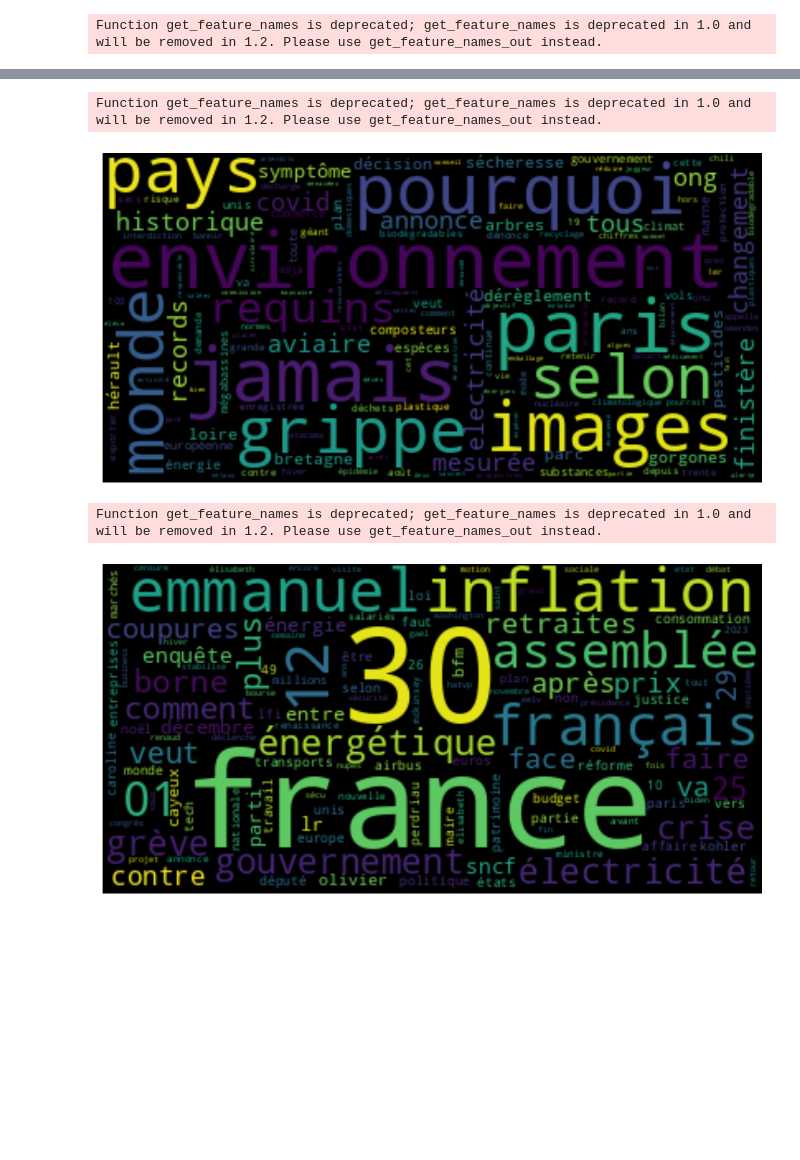
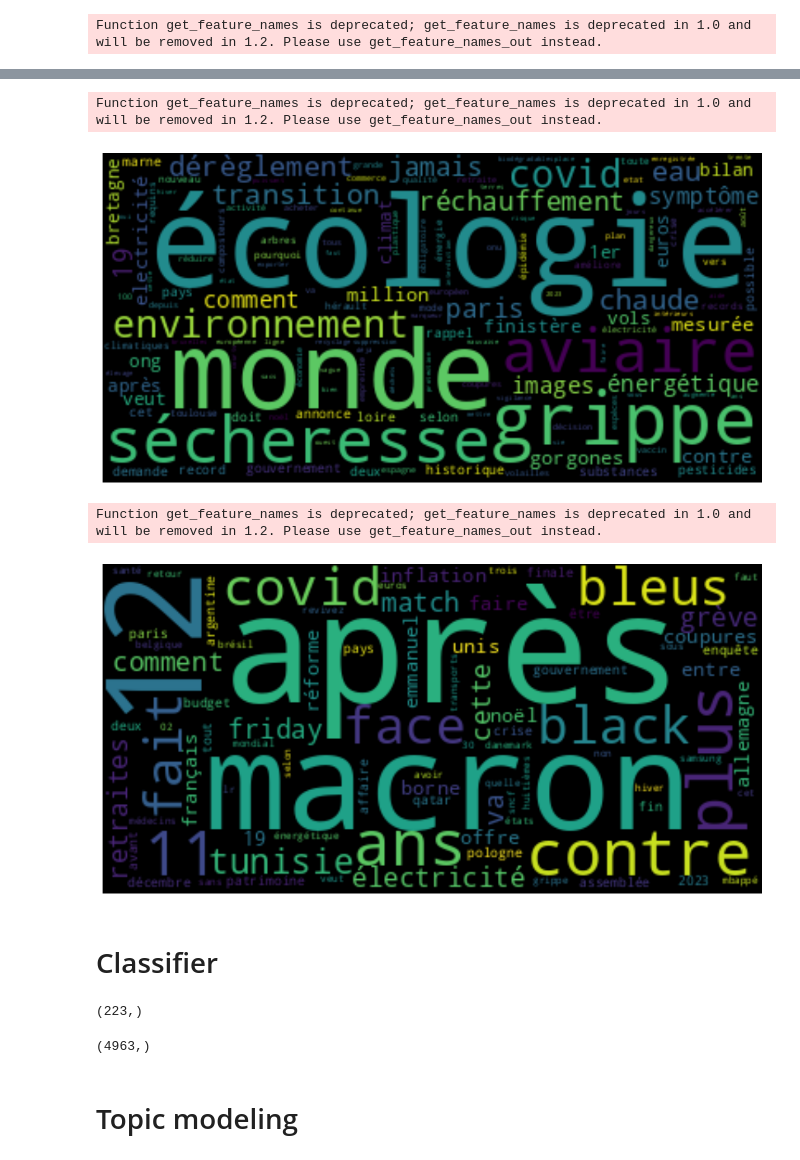
Before and after one commit to dataforgoodfr/quotaclimat, a Jupyter notebook: notebooks/eda_sitemap_crawling.ipynb, the cells around one changed output, grey strips where cells are left out. Saved outputs shown, nothing was run; the diff lists cells and outputs as text; code cells hidden in the pictures; blank space fills up the shorter version.

```diff
--- a/notebooks/eda_sitemap_crawling.ipynb
+++ b/notebooks/eda_sitemap_crawling.ipynb
@@ -75,2 +60,4 @@ DataFrame is highly fragmented.  This is usually the result of calling `frame.in
 # %% [markdown]
 # EDA
+# %%
+df['type'] = df['media'].apply(lambda m: MEDIA_CONFIG[m]['type'])
@@ -76,0 +71,4 @@ DataFrame is highly fragmented.  This is usually the result of calling `frame.in
+# %%
+df['day_of_the_month'] = df.download_date.str[-5:]
+
+df.groupby(["type", 'day_of_the_month']).count()
@@ -200,8 +489,13 @@ plt.show()
 ## word cloud per section
 ## here filtered only on section planete, crise climatique and environnment
 
+
+climate_keywords = [' cop27', '  cop ', 'climatique', 'écologie', 'CO2', 'effet de serre', 'transition énergétique', 'carbone', 'sécheresse' 'transition énergétique', 'méthane', 'GIEC', 'zéro émission']
+
+
 vectorizer = TfidfVectorizer(max_df=0.06, min_df=0.01, stop_words=stopwords)
-tfidf_positive_climat_topic = vectorizer.fit_transform(df[(df.planete !=0)|(df.environnement !=0)|(df['crise-climatique'] !=0)].news_title)
+df_positive_climat_topic = df[df.news_title.str.contains("|".join(climate_keywords)) | (df[SECTION_CLIMAT] == 1).any(axis=1)].news_title
+tfidf_positive_climat_topic = vectorizer.fit_transform(df_positive_climat_topic)
 tfidf_positive_climat_topic_sum = pd.DataFrame(tfidf_positive_climat_topic.T.sum(axis=1), index=vectorizer.get_feature_names(), columns=["tfidf_sum"])
 
 wordcloud = WordCloud()
@@ -213,22 +507,38 @@ plt.axis("off")
 plt.show()
 # %% [output]
 Function get_feature_names is deprecated; get_feature_names is deprecated in 1.0 and will be removed in 1.2. Please use get_feature_names_out instead.
-[figure, old version]
+[figure, new version]
 # %%
 ## word cloud per section
-## here filtered only on politque economie
+## Here we try to build a data set with only non climat topics
+
+NON_CLIMAT_SECTION = ['football', "sport", 'coupe-du-monde', 'sante', 'justice', 'moyen-orient', 'tech', 'crypto', 'gaming', "economie", 'culture']
 
 vectorizer = TfidfVectorizer(max_df=0.06, min_df=0.01, stop_words=stopwords)
-tfidf_positive_climat_topic = vectorizer.fit_transform(df[(df.politique !=0)|(df['economie'] !=0)].news_title)
-tfidf_positive_climat_topic_sum = pd.DataFrame(tfidf_positive_climat_topic.T.sum(axis=1), index=vectorizer.get_feature_names(), columns=["tfidf_sum"])
+df_negative_climat_topic = df[(df.politique !=0)|(df['economie'] !=0)| (df[NON_CLIMAT_SECTION] == 1).any(axis=1)].news_title
+
+tfidf_negative_climat_topic = vectorizer.fit_transform(df_negative_climat_topic)
+tfidf_negative_climat_topic_sum = pd.DataFrame(tfidf_negative_climat_topic.T.sum(axis=1), index=vectorizer.get_feature_names(), columns=["tfidf_sum"])
 
 wordcloud = WordCloud()
-wordcloud.generate_from_frequencies(frequencies=tfidf_positive_climat_topic_sum.to_dict()['tfidf_sum'])
+wordcloud.generate_from_frequencies(frequencies=tfidf_negative_climat_topic_sum.to_dict()['tfidf_sum'])
 plt.figure(figsize=(13,8))
 
 plt.imshow(wordcloud, interpolation="bilinear")
 plt.axis("off")
 plt.show()
 # %% [output]
 Function get_feature_names is deprecated; get_feature_names is deprecated in 1.0 and will be removed in 1.2. Please use get_feature_names_out instead.
-[figure, old version]
+[figure, new version]
+# %% [markdown]
+# Classifier
+# %%
+df_positive_climat_topic.shape
+# %% [output]
+(223,)
+# %%
+df_negative_climat_topic.shape
+# %% [output]
+(4963,)
+# %% [markdown]
+# Topic modeling
```
Also changed, not shown: parts of 35 cells of this notebook, 5 other files.
